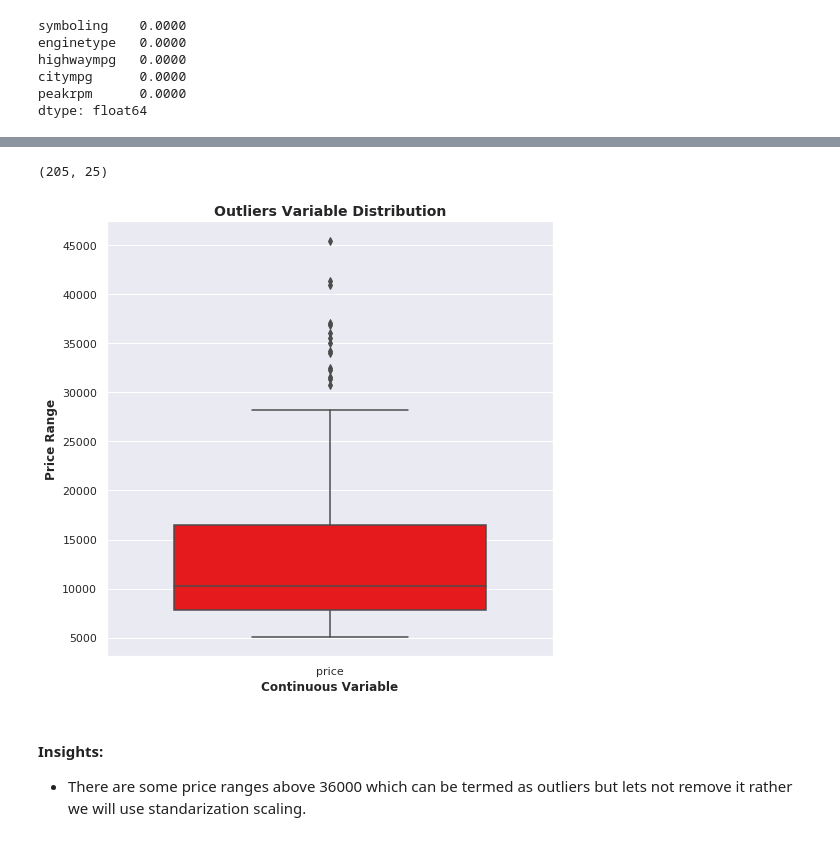
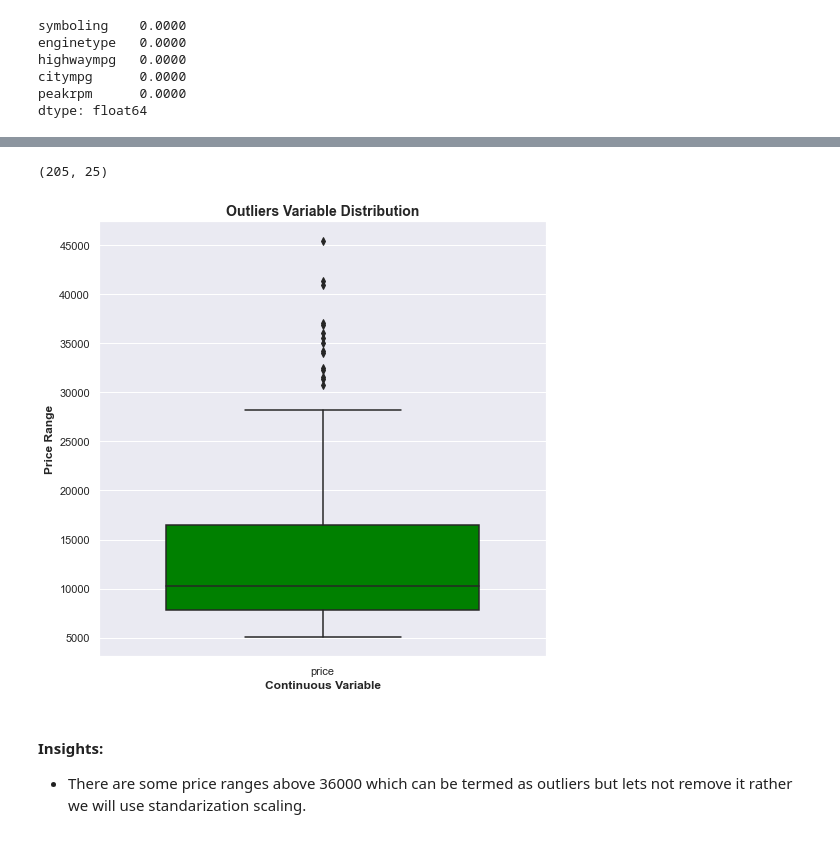
Before and after one commit to ravitejajasti/car-price-prediction, a Jupyter notebook: carprice-prediction-mlr-rfe-vif.ipynb, the cells around one changed output, grey strips where cells are left out. Cells and saved outputs as stored; diff of their text form; code cells hidden in the pictures.

```diff
--- a/carprice-prediction-mlr-rfe-vif.ipynb
+++ b/carprice-prediction-mlr-rfe-vif.ipynb
@@ -193,16 +193,16 @@ dtype: object
 # %%
 # Outlier Analysis of target variable with maximum amount of Inconsistency
 
 outliers = ['price']
 plt.rcParams['figure.figsize'] = [8,8]
-sns.boxplot(data=df_auto[outliers], orient="v", palette="Set1" ,whis=1.5,saturation=1, width=0.7)
+sns.boxplot(data=df_auto[outliers], orient="v", color="green" ,whis=1.5,saturation=1, width=0.7)
 plt.title("Outliers Variable Distribution", fontsize = 14, fontweight = 'bold')
 plt.ylabel("Price Range", fontweight = 'bold')
 plt.xlabel("Continuous Variable", fontweight = 'bold')
 df_auto.shape
 # %% [output]
 (205, 25)
-[figure, old version]
+[figure, new version]
 # %% [markdown]
 #### Insights:
 - There are some price ranges above 36000 which can be termed as outliers but lets not remove it rather we will use standarization scaling.
```
Also changed, not shown: parts of 15 cells of this notebook, 1 other file.
